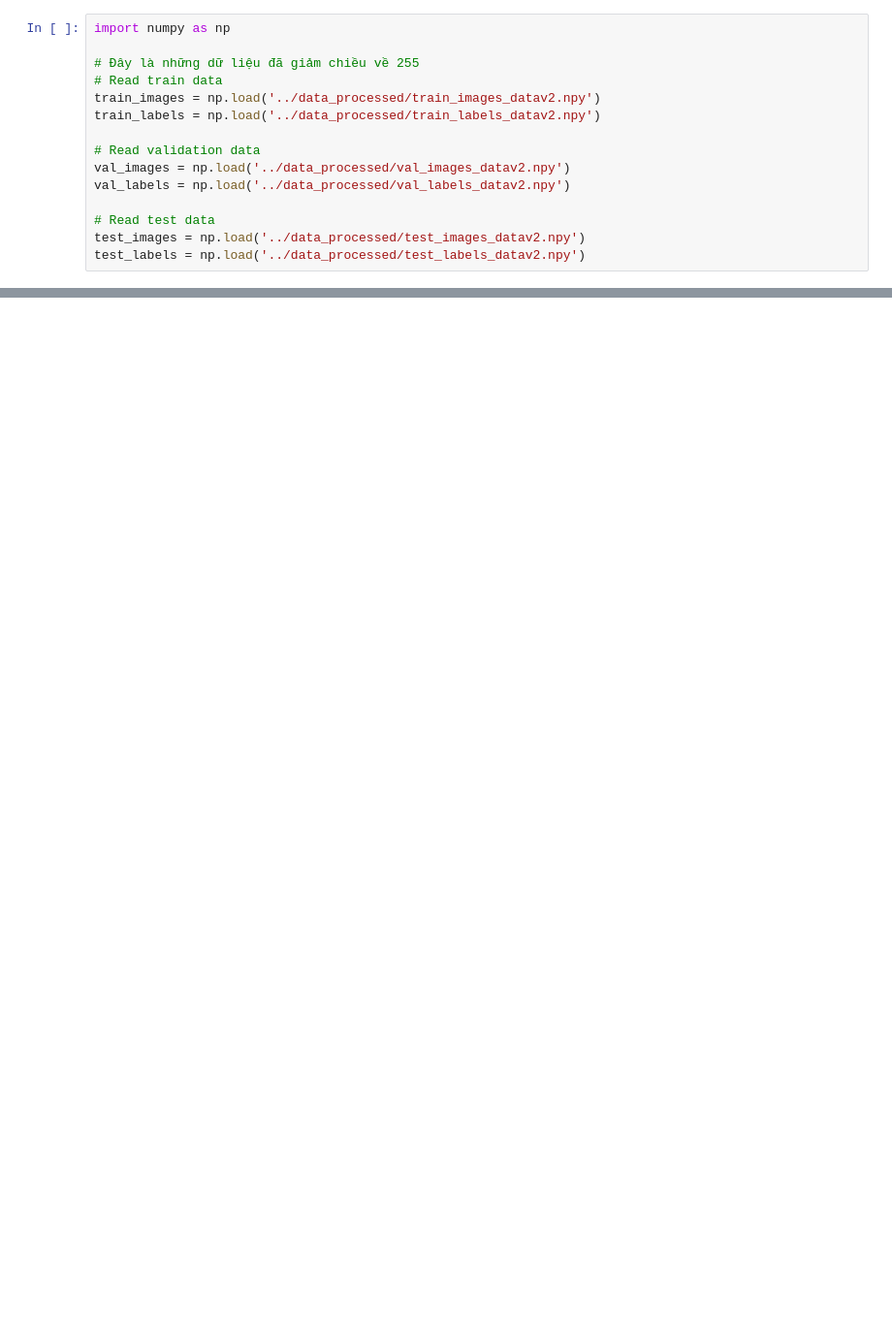
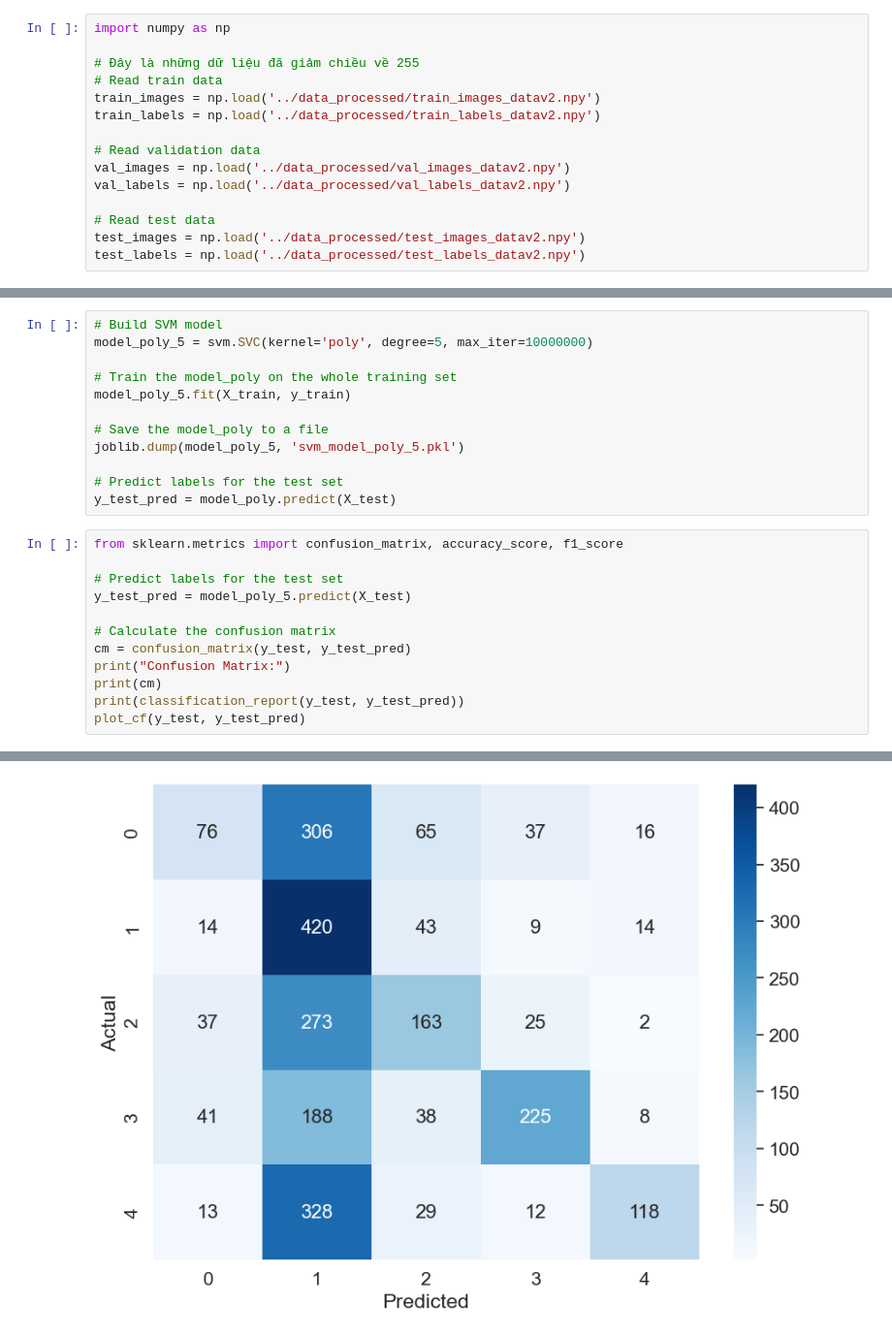
Before and after one commit to Harito97/AnimalClassifier, a Jupyter notebook: svm/svm.ipynb, the cells around one changed output, grey strips where cells are left out. Shown: that part at 97% size. Saved outputs shown, nothing was run; the diff lists cells and outputs as text; blank space fills up the shorter version.

```diff
--- a/svm/svm.ipynb
+++ b/svm/svm.ipynb
@@ -71,0 +177,25 @@ Test Accuracy: 0.1897590361445783
+# %%
+# Build SVM model
+model_poly_5 = svm.SVC(kernel='poly', degree=5, max_iter=10000000)
+
+# Train the model_poly on the whole training set
+model_poly_5.fit(X_train, y_train)
+
+# Save the model_poly to a file
+joblib.dump(model_poly_5, 'svm_model_poly_5.pkl')
+
+# Predict labels for the test set
+y_test_pred = model_poly.predict(X_test)
+# %%
+from sklearn.metrics import confusion_matrix, accuracy_score, f1_score
+
+# Predict labels for the test set
+y_test_pred = model_poly_5.predict(X_test)
+
+# Calculate the confusion matrix
+cm = confusion_matrix(y_test, y_test_pred)
+print("Confusion Matrix:")
+print(cm)
+print(classification_report(y_test, y_test_pred))
+plot_cf(y_test, y_test_pred)
+# %% [output]
@@ -72,3 +219,4 @@ Test Accuracy: 0.1897590361445783
+[figure, added]
 # %%
 # Build SVM model
 model_sigmoid = svm.SVC(kernel='sigmoid')
```
Also changed, not shown: parts of 15 cells of this notebook, 17 other files.
